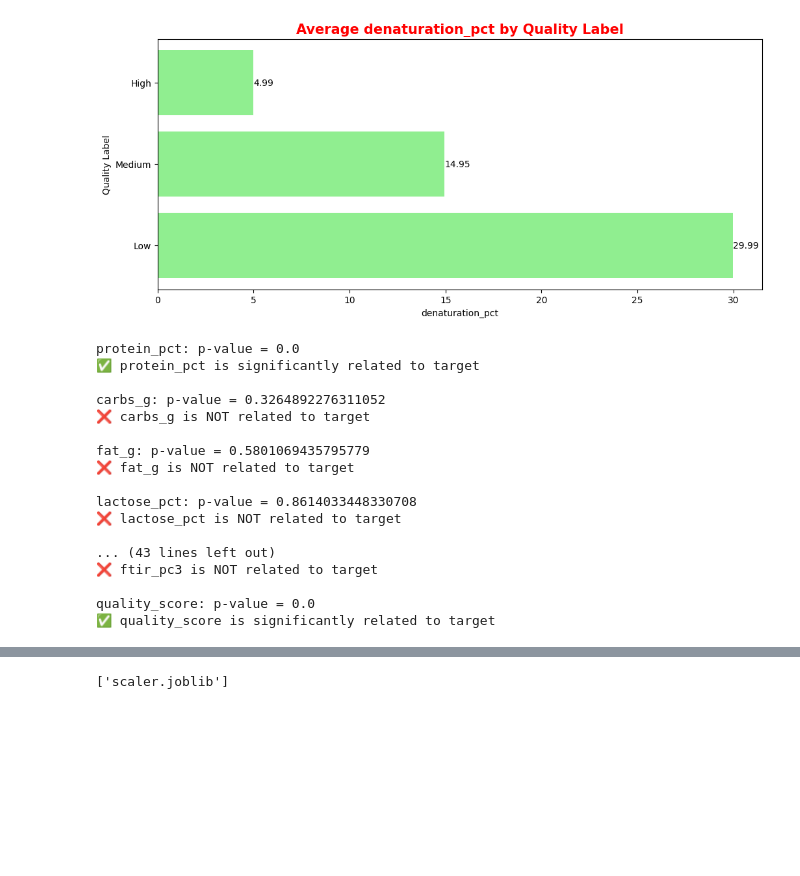
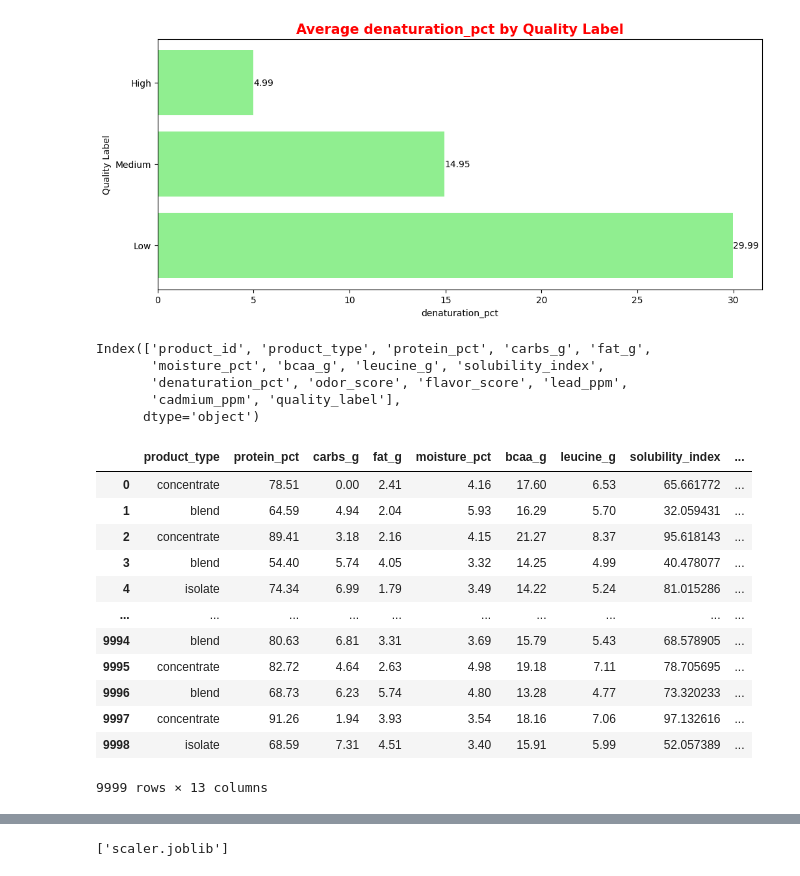
Before and after one commit to mohammedirfan-2002/wheyguard, a Jupyter notebook: whey.ipynb, the cells around one changed output, grey strips where cells are left out. Cells and saved outputs as stored; diff of their text form; code cells hidden in the pictures; blank space fills up the shorter version.

```diff
--- a/whey.ipynb
+++ b/whey.ipynb
@@ -266,32 +261,3 @@ plt.xlabel("denaturation_pct")
 # %% [output]
 Text(0.5, 0, 'denaturation_pct')
 [figure]
-# %%
-from scipy.stats import chi2_contingency
-
-for col in df.select_dtypes(include='number'):
-    contingency = pd.crosstab(df[col], df['quality_label'])
-    chi2, p, dof, ex = chi2_contingency(contingency)
-    print(f"{col}: p-value = {p}")
-    if p < 0.05:
-        print(f"✅ {col} is significantly related to target\n")
-    else:
-        print(f"❌ {col} is NOT related to target\n")
-# %% [output]
-protein_pct: p-value = 0.0
-✅ protein_pct is significantly related to target
-
-carbs_g: p-value = 0.3264892276311052
-❌ carbs_g is NOT related to target
-
-fat_g: p-value = 0.5801069435795779
-❌ fat_g is NOT related to target
-
-lactose_pct: p-value = 0.8614033448330708
-❌ lactose_pct is NOT related to target
-
-... (43 lines left out)
-❌ ftir_pc3 is NOT related to target
-
-quality_score: p-value = 0.0
-✅ quality_score is significantly related to target
@@ -298,6 +284,29 @@ quality_score: p-value = 0.0
+# %%
+df.columns
+# %% [output]
+Index(['product_id', 'product_type', 'protein_pct', 'carbs_g', 'fat_g',
+       'moisture_pct', 'bcaa_g', 'leucine_g', 'solubility_index',
+       'denaturation_pct', 'odor_score', 'flavor_score', 'lead_ppm',
+       'cadmium_ppm', 'quality_label'],
+      dtype='object')
 # %%
-x=df.drop(['product_id','carbs_g','fat_g','lactose_pct','ash_pct','moisture_pct','solubility_index','pdcaas','lead_ppm','tpc_cfu','ftir_pc2','ftir_pc3','quality_score','quality_label'],axis=1)
+x=df.drop(['product_id','quality_label'],axis=1)
 y=df['quality_label'].values
+x
+# %% [output]
+|  | product_type | protein_pct | carbs_g | fat_g | moisture_pct | bcaa_g | leucine_g | solubility_index | ... |
+| 0 | concentrate | 78.51 | 0.00 | 2.41 | 4.16 | 17.60 | 6.53 | 65.661772 | ... |
+| 1 | blend | 64.59 | 4.94 | 2.04 | 5.93 | 16.29 | 5.70 | 32.059431 | ... |
+| 2 | concentrate | 89.41 | 3.18 | 2.16 | 4.15 | 21.27 | 8.37 | 95.618143 | ... |
+| 3 | blend | 54.40 | 5.74 | 4.05 | 3.32 | 14.25 | 4.99 | 40.478077 | ... |
+| 4 | isolate | 74.34 | 6.99 | 1.79 | 3.49 | 14.22 | 5.24 | 81.015286 | ... |
+| ... | ... | ... | ... | ... | ... | ... | ... | ... | ... |
+| 9994 | blend | 80.63 | 6.81 | 3.31 | 3.69 | 15.79 | 5.43 | 68.578905 | ... |
+| 9995 | concentrate | 82.72 | 4.64 | 2.63 | 4.98 | 19.18 | 7.11 | 78.705695 | ... |
+| 9996 | blend | 68.73 | 6.23 | 5.74 | 4.80 | 13.28 | 4.77 | 73.320233 | ... |
+| 9997 | concentrate | 91.26 | 1.94 | 3.93 | 3.54 | 18.16 | 7.06 | 97.132616 | ... |
+| 9998 | isolate | 68.59 | 7.31 | 4.51 | 3.40 | 15.91 | 5.99 | 52.057389 | ... |
+9999 rows × 13 columns
 # %%
 for col in x.select_dtypes(include='number'):
     plt.figure(figsize=(6,4))
```
Also changed, not shown: parts of 19 cells of this notebook, 6 other files.
